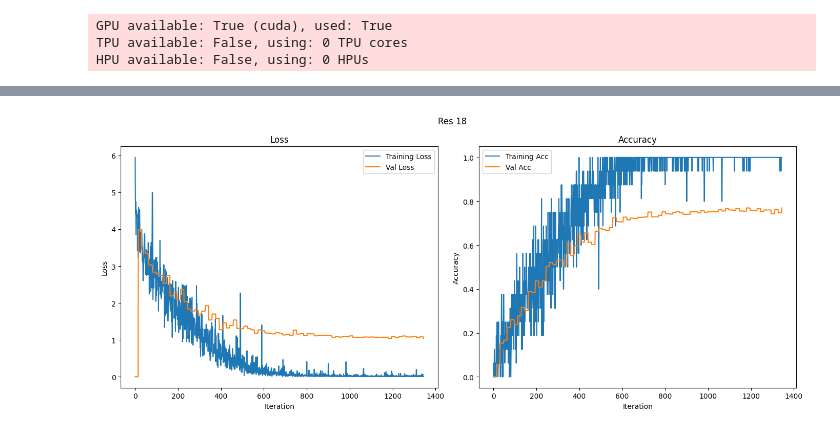
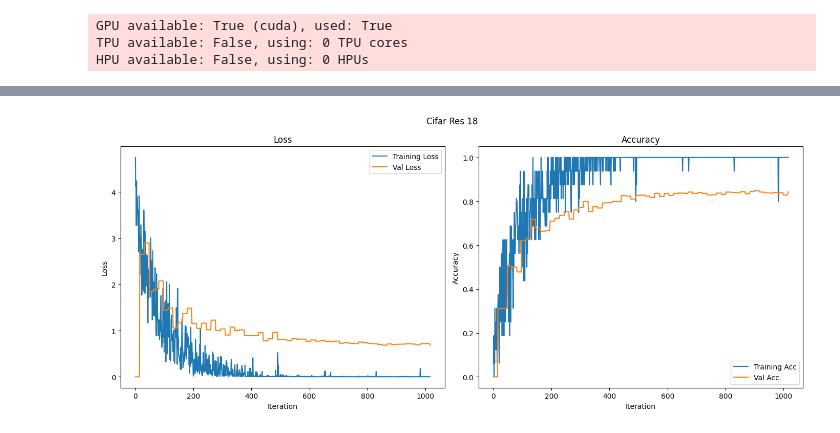
Before and after one commit to KeithLin724/NYCU_DeepLearning_2025, a Jupyter notebook: HW1/hw1__StudentID_.ipynb, the cells around one changed output, grey strips where cells are left out. Saved outputs shown, nothing was run; the diff lists cells and outputs as text; code cells hidden in the pictures.

Commit message:
res net 18 with cifar 100

```diff
--- a/HW1/hw1__StudentID_.ipynb
+++ b/HW1/hw1__StudentID_.ipynb
@@ -1970,9 +2162,10 @@ def output_to_csv(predict:torch.Tensor, output_path:Path)->None:
 # %%
 output_to_csv(output, "submission.csv")
 # %%
-res_var = pd.read_csv(f"./logs_flower/flower_ResNet_{VERSION}/version_5/metrics.csv")
+# res_var = pd.read_csv(f"./logs_flower/flower_ResNet_{VERSION}/version_5/metrics.csv")
+res_var = pd.read_csv(f"./logs_flower/flower_cifar_ResNet_{VERSION}/version_0/metrics.csv")
 res_var= res_var.ffill().fillna(0)
 # %%
-plot_graph_plt_nn(res_var, f"Res {VERSION}")
+plot_graph_plt_nn(res_var, f"Cifar Res {VERSION}")
 # %% [output]
-[figure, old version]
+[figure, new version]
```
Also changed, not shown: parts of 19 cells of this notebook, 2 other files.
